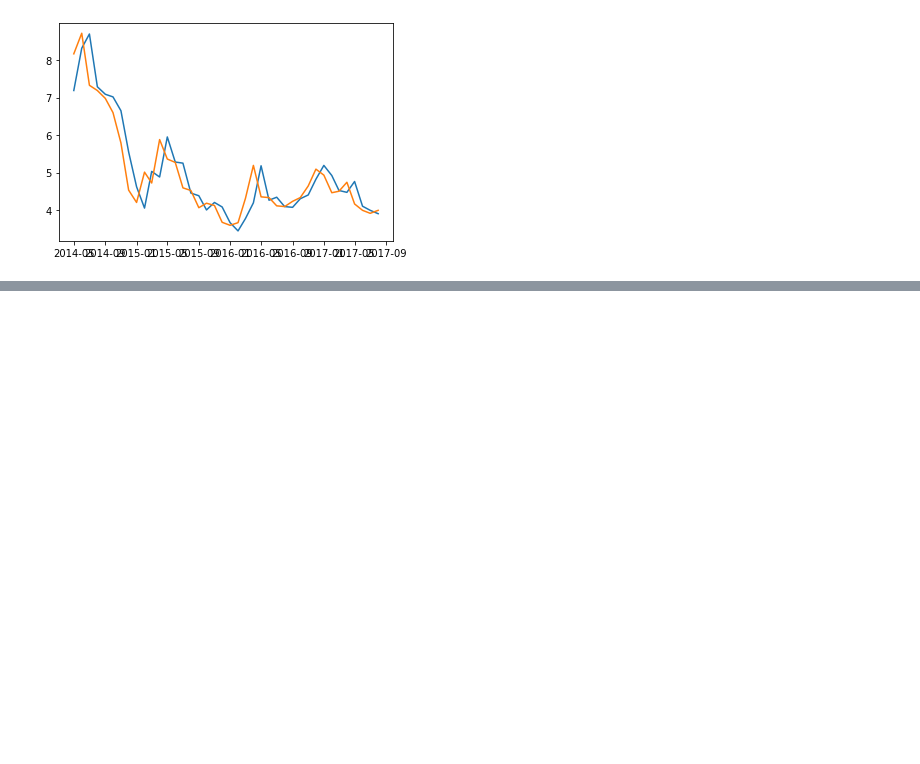
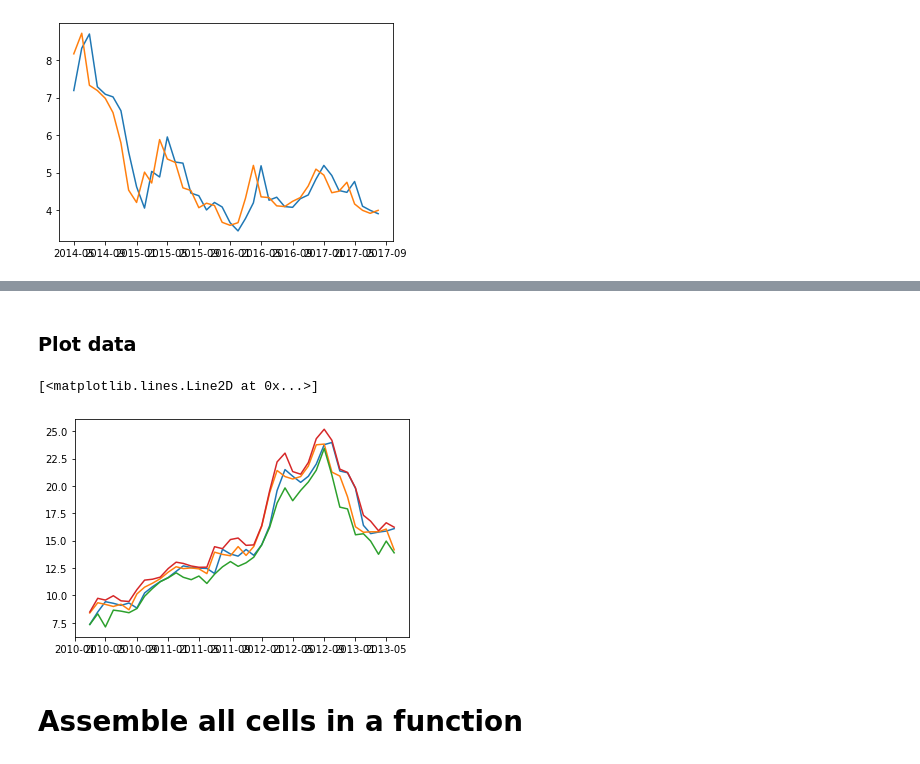
Before and after one commit to Yauhenii/finscrapper, a Jupyter notebook: notebooks/price_data.ipynb, the cells around one changed output, grey strips where cells are left out. Saved outputs shown, nothing was run; the diff lists cells and outputs as text; code cells hidden in the pictures; blank space fills up the shorter version.

```diff
--- a/notebooks/price_data.ipynb
+++ b/notebooks/price_data.ipynb
@@ -85,0 +90,3 @@ plt.plot(gaz_date[start:start+shift],gaz_close[start:start+shift],'-')
+# %%
+print(aapl_data)
+aapl_json = aapl_data.json()
@@ -85,0 +99,6 @@ plt.plot(gaz_date[start:start+shift],gaz_close[start:start+shift],'-')
+# %%
+aapl_open = aapl_json['chart']['result'][0]['indicators']['quote'][0]['open']
+aapl_close = aapl_json['chart']['result'][0]['indicators']['quote'][0]['close']
+aapl_low = aapl_json['chart']['result'][0]['indicators']['quote'][0]['low']
+aapl_high = aapl_json['chart']['result'][0]['indicators']['quote'][0]['high']
+aapl_time = aapl_json['chart']['result'][0]['timestamp']
@@ -85,0 +109,2 @@ plt.plot(gaz_date[start:start+shift],gaz_close[start:start+shift],'-')
+# %%
+aapl_date=[datetime.utcfromtimestamp(time) for time in aapl_time]
@@ -85,0 +113,2 @@ plt.plot(gaz_date[start:start+shift],gaz_close[start:start+shift],'-')
+# %% [markdown]
+### Plot data
@@ -85,0 +121,12 @@ plt.plot(gaz_date[start:start+shift],gaz_close[start:start+shift],'-')
+# %%
+start,shift=160,40
+# %%
+plt.plot(aapl_date[start:start+shift],aapl_open[start:start+shift])
+plt.plot(aapl_date[start:start+shift],aapl_close[start:start+shift])
+plt.plot(aapl_date[start:start+shift],aapl_low[start:start+shift])
+plt.plot(aapl_date[start:start+shift],aapl_high[start:start+shift])
+# %% [output]
+[<matplotlib.lines.Line2D at 0x...>]
+[figure, added]
+# %% [markdown]
+# Assemble all cells in a function
```
Also changed, not shown: parts of 15 cells of this notebook.
